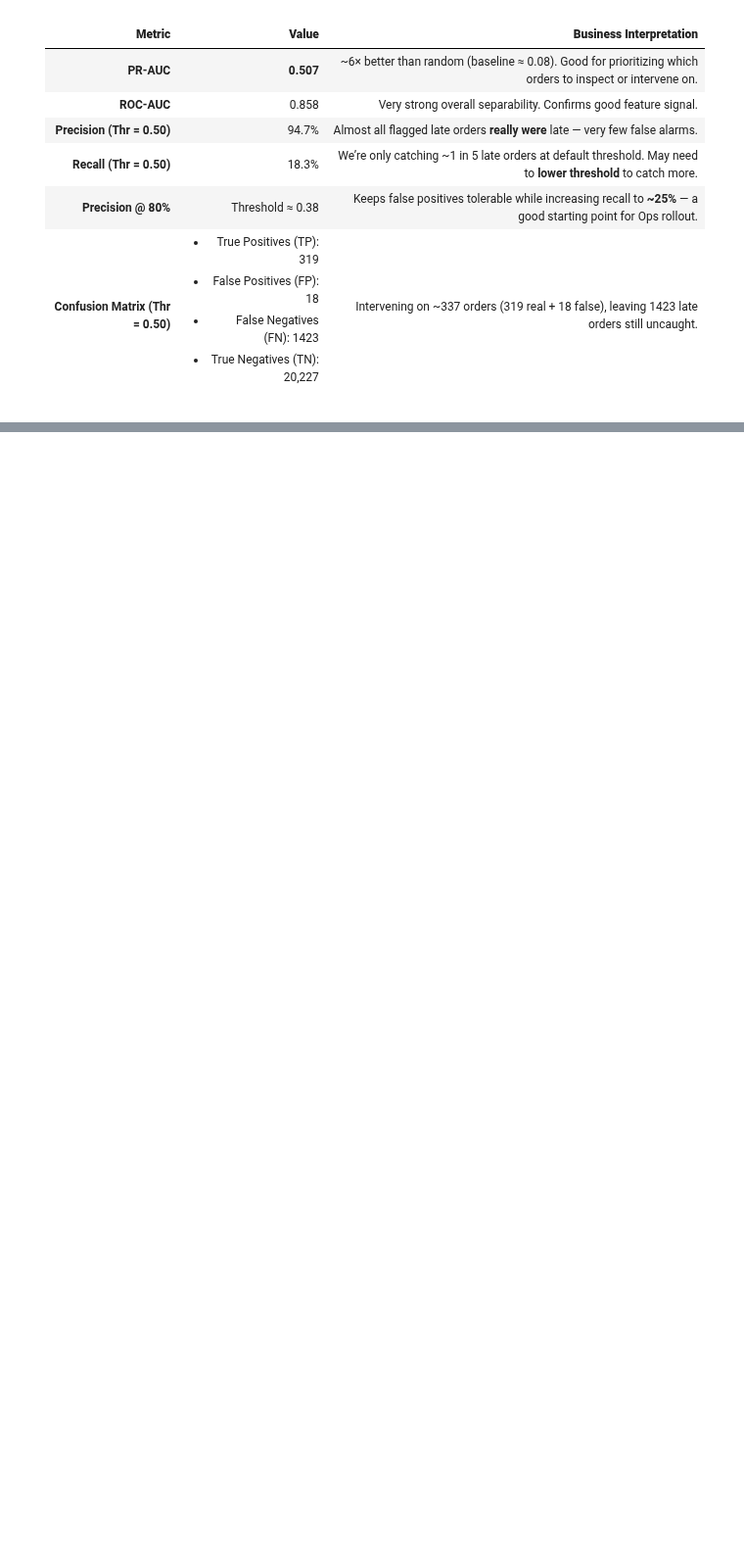
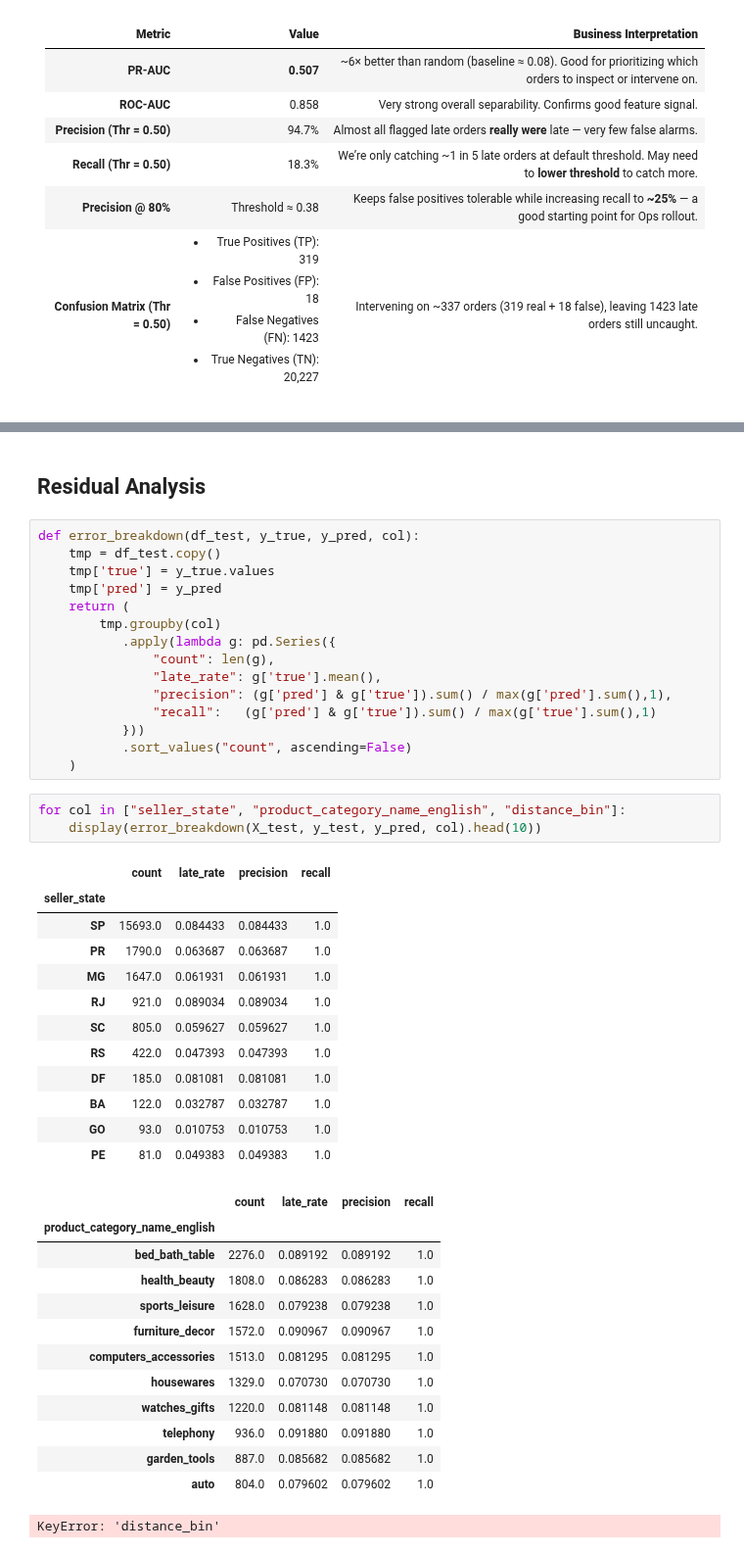
Before and after one commit to RioPramana21/Final-Project-Olist, a Jupyter notebook: preparation_notebooks/Machine Learning Model Building.ipynb, the cells around one changed output, grey strips where cells are left out. Shown at 98% size. Drawn from its saved outputs; the diff is of its cells as text; blank space fills up the shorter version.

```diff
--- a/preparation_notebooks/Machine Learning Model Building.ipynb
+++ b/preparation_notebooks/Machine Learning Model Building.ipynb
@@ -519,0 +873,46 @@ print(319/1423 * 100)
+# %% [markdown]
+## Residual Analysis
+# %%
+def error_breakdown(df_test, y_true, y_pred, col):
+    tmp = df_test.copy()
+    tmp['true'] = y_true.values
+    tmp['pred'] = y_pred
+    return (
+        tmp.groupby(col)
+           .apply(lambda g: pd.Series({
+               "count": len(g),
+               "late_rate": g['true'].mean(),
+               "precision": (g['pred'] & g['true']).sum() / max(g['pred'].sum(),1),
+               "recall":   (g['pred'] & g['true']).sum() / max(g['true'].sum(),1)
+           }))
+           .sort_values("count", ascending=False)
+    )
+# %%
+for col in ["seller_state", "product_category_name_english", "distance_bin"]:
+    display(error_breakdown(X_test, y_test, y_pred, col).head(10))
+# %% [output]
+|  | count | late_rate | precision | recall |
+| seller_state |  |  |  |  |
+| SP | 15693.0 | 0.084433 | 0.084433 | 1.0 |
+| PR | 1790.0 | 0.063687 | 0.063687 | 1.0 |
+| MG | 1647.0 | 0.061931 | 0.061931 | 1.0 |
+| RJ | 921.0 | 0.089034 | 0.089034 | 1.0 |
+| SC | 805.0 | 0.059627 | 0.059627 | 1.0 |
+| RS | 422.0 | 0.047393 | 0.047393 | 1.0 |
+| DF | 185.0 | 0.081081 | 0.081081 | 1.0 |
+| BA | 122.0 | 0.032787 | 0.032787 | 1.0 |
+| GO | 93.0 | 0.010753 | 0.010753 | 1.0 |
+| PE | 81.0 | 0.049383 | 0.049383 | 1.0 |
+|  | count | late_rate | precision | recall |
+| product_category_name_english |  |  |  |  |
+| bed_bath_table | 2276.0 | 0.089192 | 0.089192 | 1.0 |
+| health_beauty | 1808.0 | 0.086283 | 0.086283 | 1.0 |
+| sports_leisure | 1628.0 | 0.079238 | 0.079238 | 1.0 |
+| furniture_decor | 1572.0 | 0.090967 | 0.090967 | 1.0 |
+| computers_accessories | 1513.0 | 0.081295 | 0.081295 | 1.0 |
+| housewares | 1329.0 | 0.070730 | 0.070730 | 1.0 |
+| watches_gifts | 1220.0 | 0.081148 | 0.081148 | 1.0 |
+| telephony | 936.0 | 0.091880 | 0.091880 | 1.0 |
+| garden_tools | 887.0 | 0.085682 | 0.085682 | 1.0 |
+| auto | 804.0 | 0.079602 | 0.079602 | 1.0 |
+KeyError: 'distance_bin'
```
Also changed, not shown: parts of 12 cells of this notebook, 2 other files.
